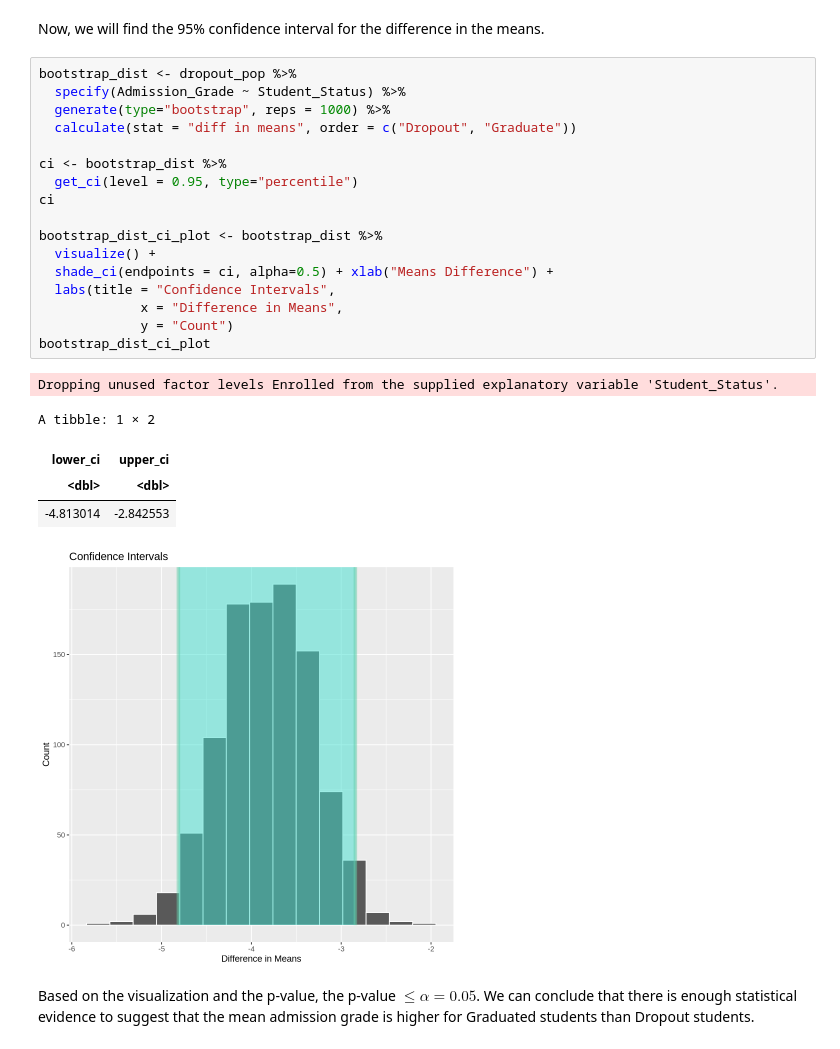
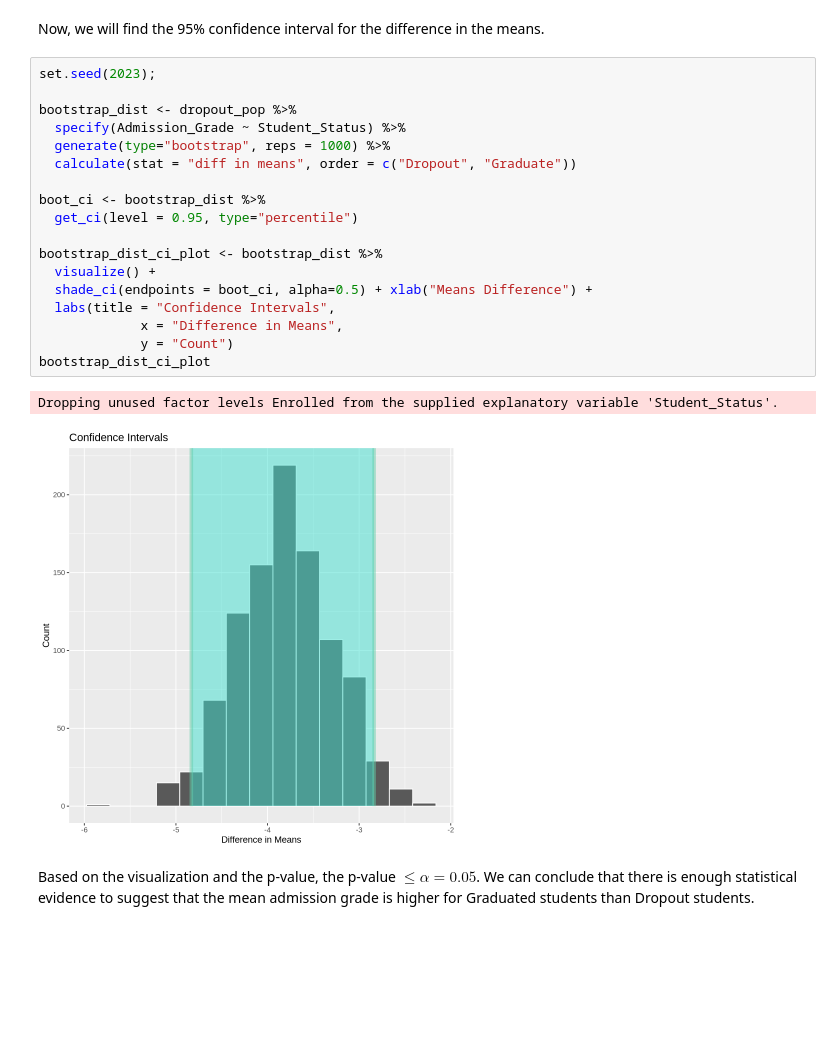
Before and after one commit to yui-ubc/stat-201-2023w1-group-20, a Jupyter notebook: finalProject.ipynb, the cells around one changed output. Saved outputs shown, nothing was run; the diff lists cells and outputs as text; blank space fills up the shorter version.

```diff
--- a/finalProject.ipynb
+++ b/finalProject.ipynb
@@ -197,29 +185,26 @@ The p-value $\le \alpha = 0.05$. This suggest that we should reject $H_o$
 # %% [markdown]
 Now, we will find the 95% confidence interval for the difference in the means.
 # %%
+set.seed(2023);
+
 bootstrap_dist <- dropout_pop %>%
   specify(Admission_Grade ~ Student_Status) %>%
   generate(type="bootstrap", reps = 1000) %>%
   calculate(stat = "diff in means", order = c("Dropout", "Graduate"))
 
-ci <- bootstrap_dist %>%
+boot_ci <- bootstrap_dist %>%
   get_ci(level = 0.95, type="percentile")
-ci
 
 bootstrap_dist_ci_plot <- bootstrap_dist %>%
   visualize() +
-  shade_ci(endpoints = ci, alpha=0.5) + xlab("Means Difference") +
+  shade_ci(endpoints = boot_ci, alpha=0.5) + xlab("Means Difference") +
   labs(title = "Confidence Intervals",
              x = "Difference in Means",
              y = "Count")
 bootstrap_dist_ci_plot
 # %% [output]
 Dropping unused factor levels Enrolled from the supplied explanatory variable 'Student_Status'.
-A tibble: 1 × 2
-| lower_ci | upper_ci |
-| <dbl> | <dbl> |
-| -4.813014 | -2.842553 |
-[figure, old version]
+[figure, new version]
 # %% [markdown]
 Based on the visualization and the p-value, the p-value $\le \alpha = 0.05$. We can conclude that there is enough statistical evidence to suggest that the mean admission grade is higher for Graduated students than Dropout students.
 # %% [markdown]
```
Also changed, not shown: parts of 5 cells of this notebook.
